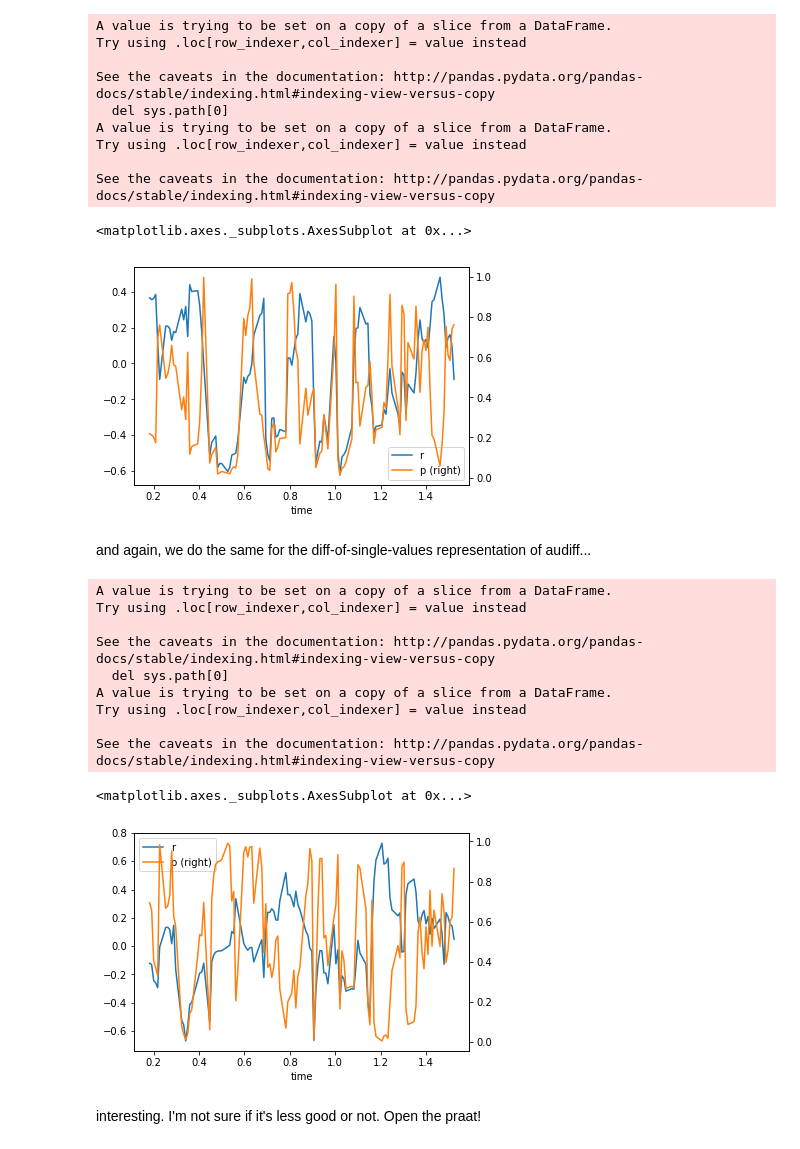
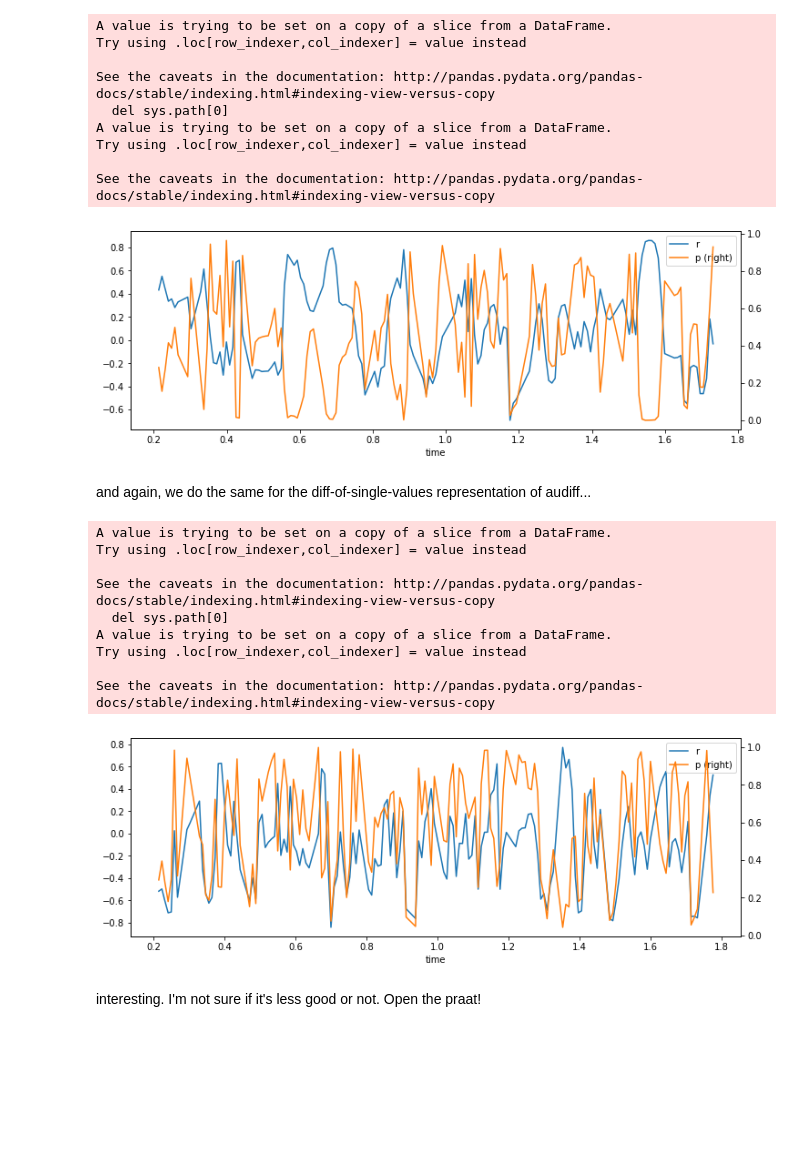
Before and after one commit to sbakst/audosync, a Jupyter notebook: second_derivative.ipynb, the cells around one changed output. Saved outputs shown, nothing was run; the diff lists cells and outputs as text; code cells hidden in the pictures; blank space fills up the shorter version.

Commit message:
mainly small revisions to plotting or saving

```diff
--- a/second_derivative.ipynb
+++ b/second_derivative.ipynb
@@ -18,8 +18,8 @@ import derivatives as der
 # %%
 datadir = os.path.abspath('/media/sf_raw_qp_data/')
 # %%
-testsubj = '121'
-testcase = '2015-10-30T104025-0700'
+testsubj = '123'
+testcase = '2015-11-16T105240-0800'
 
 # read in the BPR
 bprloc = os.path.join(datadir, testsubj, testcase, testcase+'.bpr')
@@ -106,5 +113,5 @@ LinregressResult(slope=0.000543343612632459, intercept=3.169804025935525, rvalue
 # %%
-duration = .15
+duration = .1
 rs = []
 ps = []
 
@@ -131,13 +138,14 @@ See the caveats in the documentation: http://pandas.pydata.org/pandas-docs/stabl
 # %%
 fig = validdf.plot(x='time',y='r')
 validdf.plot(x='time',y='p',secondary_y=True,ax=fig)
+fig = plt.gcf()
+fig.set_size_inches(12,4)
 # %% [output]
-<matplotlib.axes._subplots.AxesSubplot at 0x...>
-[figure, old version]
+[figure, new version]
 # %% [markdown]
 and again, we do the same for the diff-of-single-values representation of audiff...
 # %%
-duration = .15
+duration = .1
 rs = []
 ps = []
 
@@ -154,6 +162,8 @@ validdf['p'] = pd.Series(ps)
 
 fig = validdf.plot(x='time',y='r')
 validdf.plot(x='time',y='p',secondary_y=True,ax=fig)
+fig = plt.gcf()
+fig.set_size_inches(12,4)
 # %% [output]
 A value is trying to be set on a copy of a slice from a DataFrame.
 Try using .loc[row_indexer,col_indexer] = value instead
@@ -164,7 +174,6 @@ A value is trying to be set on a copy of a slice from a DataFrame.
 Try using .loc[row_indexer,col_indexer] = value instead
 
 See the caveats in the documentation: http://pandas.pydata.org/pandas-docs/stable/indexing.html#indexing-view-versus-copy
-<matplotlib.axes._subplots.AxesSubplot at 0x...>
-[figure, old version]
+[figure, new version]
 # %% [markdown]
 interesting. I'm not sure if it's less good or not. Open the praat!
```
Also changed, not shown: parts of 7 cells of this notebook, 10 other files.
